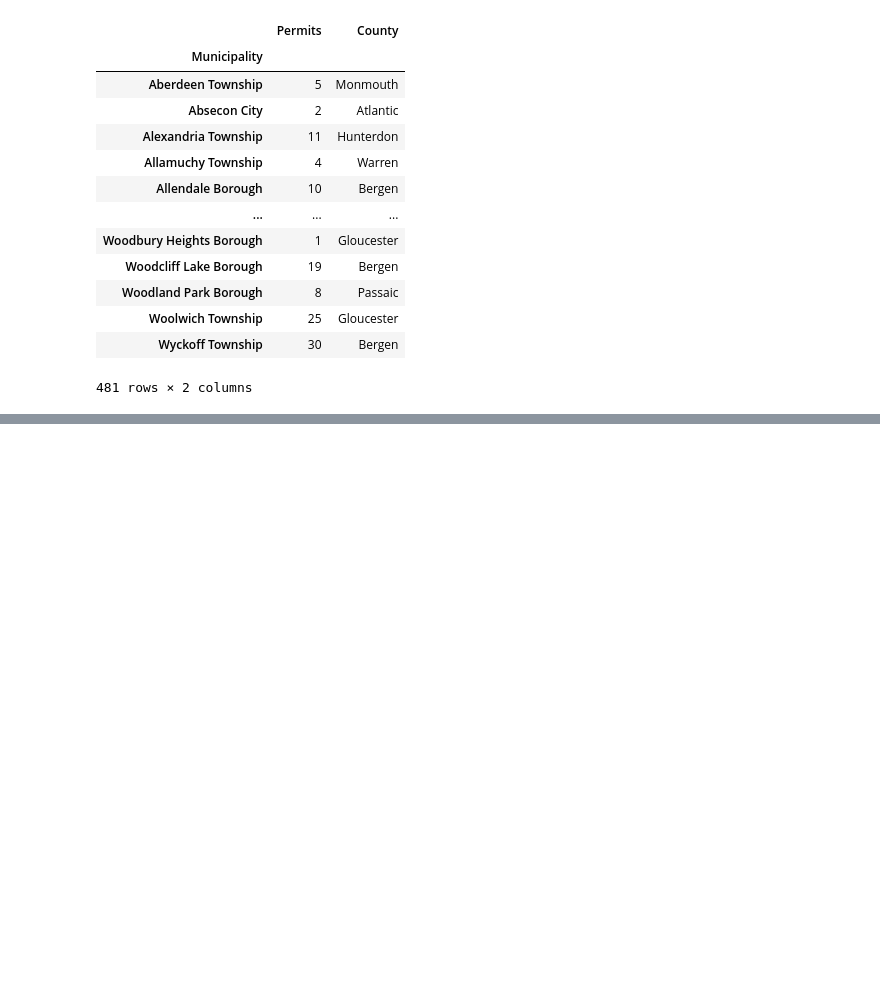
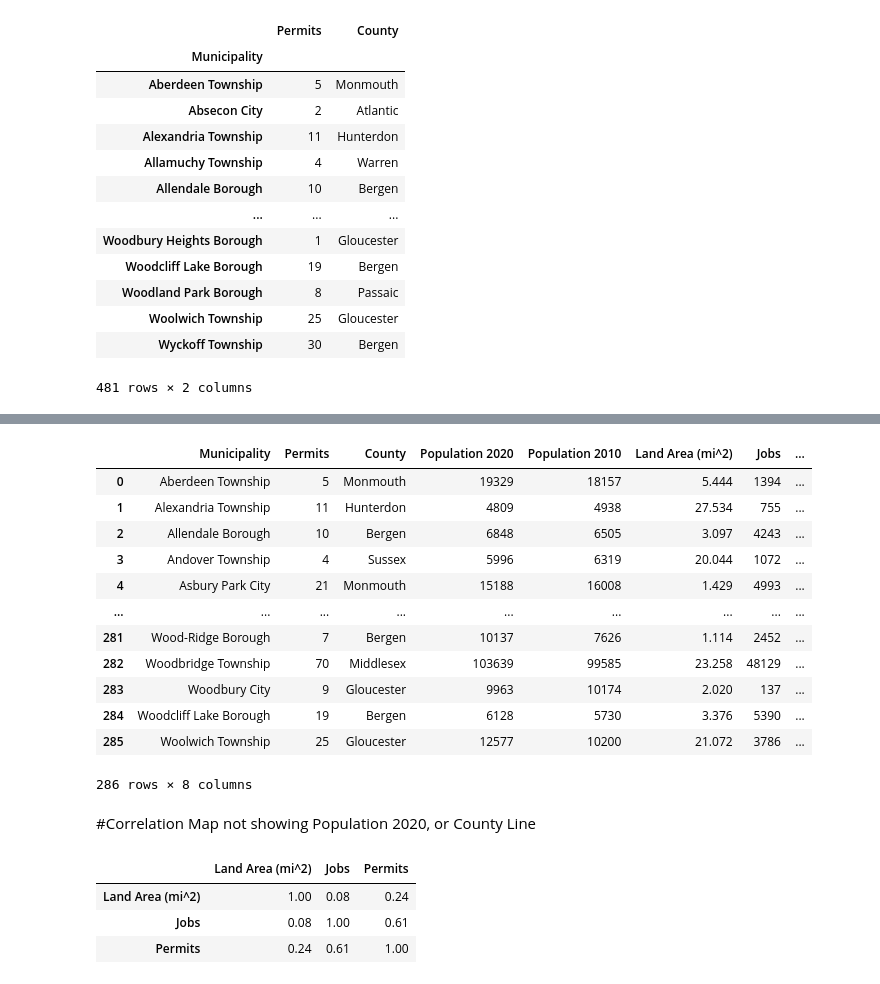
Before and after one commit to BrianKEverett/County-Line, a Jupyter notebook: Dissertation3_Everett.ipynb, the cells around one changed output, grey strips where cells are left out. Drawn from its saved outputs; the diff is of its cells as text; code cells hidden in the pictures; blank space fills up the shorter version.

```diff
--- a/Dissertation3_Everett.ipynb
+++ b/Dissertation3_Everett.ipynb
@@ -238,0 +375,26 @@ The first Dissertation_Everett file is good, runs well, but is only at the count
+# %%
+permits4
+# %% [output]
+|  | Municipality | Permits | County | Population 2020 | Population 2010 | Land Area (mi^2) | Jobs | ... |
+| 0 | Aberdeen Township | 5 | Monmouth | 19329 | 18157 | 5.444 | 1394 | ... |
+| 1 | Alexandria Township | 11 | Hunterdon | 4809 | 4938 | 27.534 | 755 | ... |
+| 2 | Allendale Borough | 10 | Bergen | 6848 | 6505 | 3.097 | 4243 | ... |
+| 3 | Andover Township | 4 | Sussex | 5996 | 6319 | 20.044 | 1072 | ... |
+| 4 | Asbury Park City | 21 | Monmouth | 15188 | 16008 | 1.429 | 4993 | ... |
+| ... | ... | ... | ... | ... | ... | ... | ... | ... |
+| 281 | Wood-Ridge Borough | 7 | Bergen | 10137 | 7626 | 1.114 | 2452 | ... |
+| 282 | Woodbridge Township | 70 | Middlesex | 103639 | 99585 | 23.258 | 48129 | ... |
+| 283 | Woodbury City | 9 | Gloucester | 9963 | 10174 | 2.020 | 137 | ... |
+| 284 | Woodcliff Lake Borough | 19 | Bergen | 6128 | 5730 | 3.376 | 5390 | ... |
+| 285 | Woolwich Township | 25 | Gloucester | 12577 | 10200 | 21.072 | 3786 | ... |
+286 rows × 8 columns
+# %% [markdown]
+#Correlation Map not showing Population 2020, or County Line
+# %%
+corr = permits4[['Population 2020','Land Area (mi^2)','Jobs','Permits','County Line']].corr()
+corr.style.background_gradient(cmap='coolwarm').set_precision(2)
+# %% [output]
+|  | Land Area (mi^2) | Jobs | Permits |
+| Land Area (mi^2) | 1.00 | 0.08 | 0.24 |
+| Jobs | 0.08 | 1.00 | 0.61 |
+| Permits | 0.24 | 0.61 | 1.00 |
```
Also changed, not shown: parts of 27 cells of this notebook.
